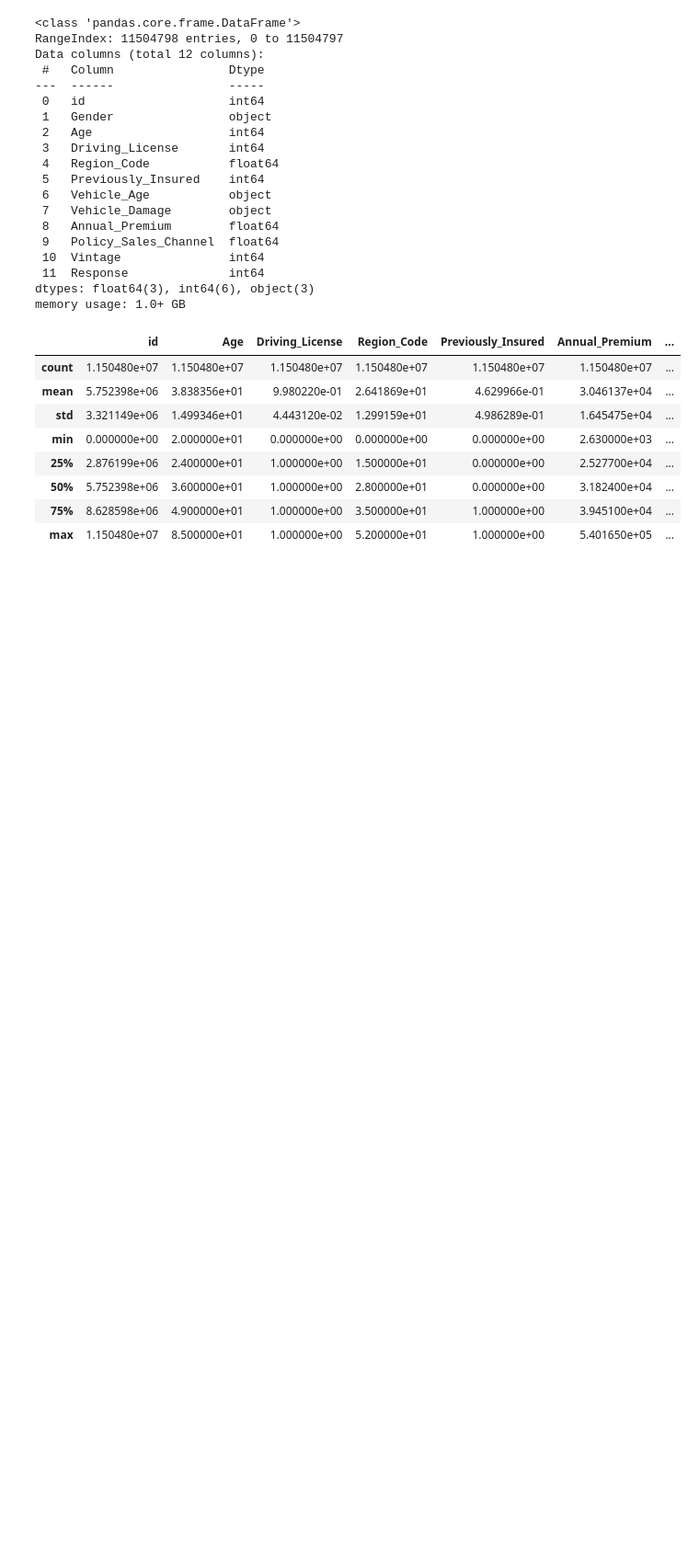
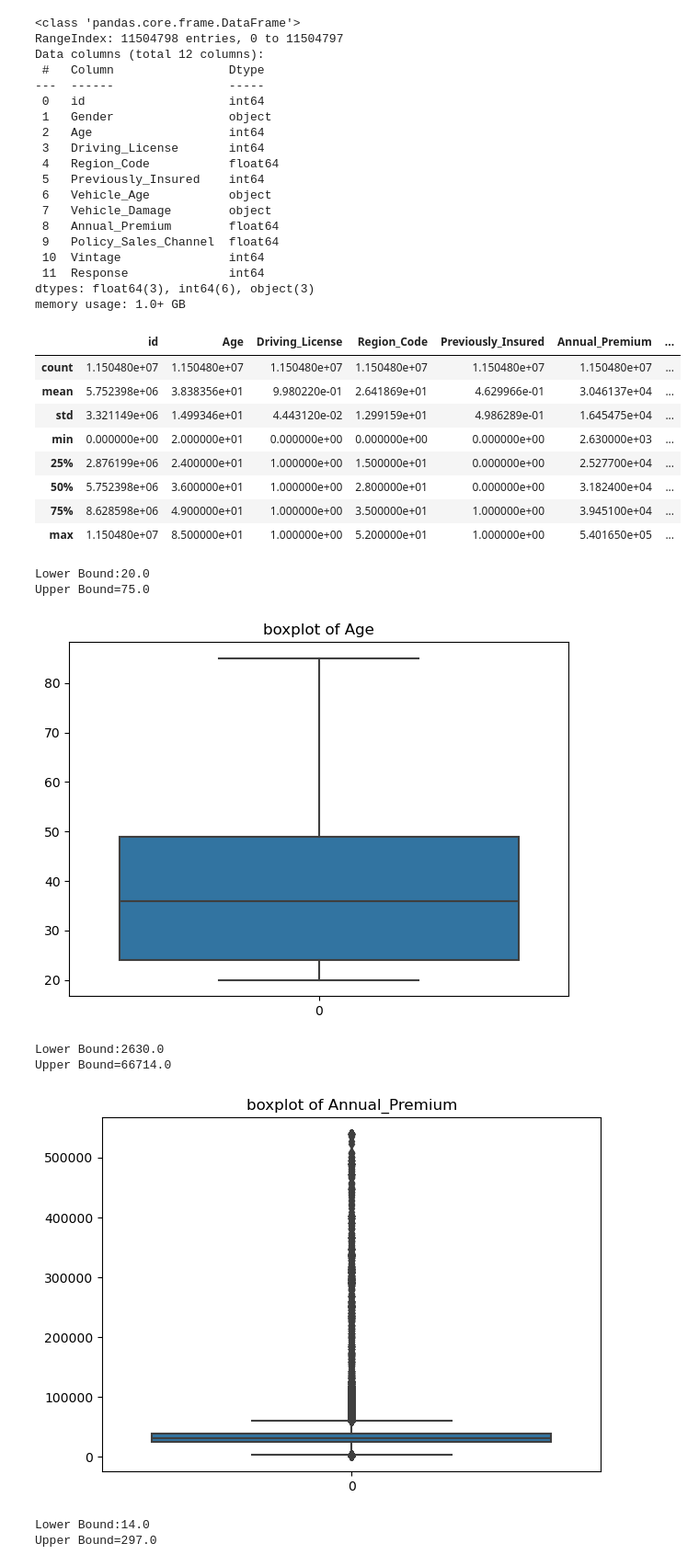
Before and after one commit to Harsh-BH/ML-Projects, a Jupyter notebook: Binary Classification of Insurance Cross Selling/model.ipynb, the cells around one changed output. Shown at 92% size. Cells and saved outputs as stored; diff of their text form; code cells hidden in the pictures; blank space fills up the shorter version.

```diff
--- a/Binary Classification of Insurance Cross Selling/model.ipynb
+++ b/Binary Classification of Insurance Cross Selling/model.ipynb
@@ -71,3 +81,19 @@ df.describe()
 | 50% | 5.752398e+06 | 3.600000e+01 | 1.000000e+00 | 2.800000e+01 | 0.000000e+00 | 3.182400e+04 | ... |
 | 75% | 8.628598e+06 | 4.900000e+01 | 1.000000e+00 | 3.500000e+01 | 1.000000e+00 | 3.945100e+04 | ... |
 | max | 1.150480e+07 | 8.500000e+01 | 1.000000e+00 | 5.200000e+01 | 1.000000e+00 | 5.401650e+05 | ... |
+# %%
+for feature in ['Age','Annual_Premium','Vintage']:
+  print(f"Lower Bound:{df[feature].quantile(0.01)}\nUpper Bound={df[feature].quantile(0.99)}")
+  plt.figure(figsize=(7,5))
+  sns.boxplot(df[feature])
+  plt.title(f"boxplot of {feature}")
+  plt.show()
+# %% [output]
+Lower Bound:20.0
+Upper Bound=75.0
+[figure, added]
+Lower Bound:2630.0
+Upper Bound=66714.0
+[figure, added]
+Lower Bound:14.0
+Upper Bound=297.0
```
Also changed, not shown: parts of 25 cells of this notebook, 4 other files.
